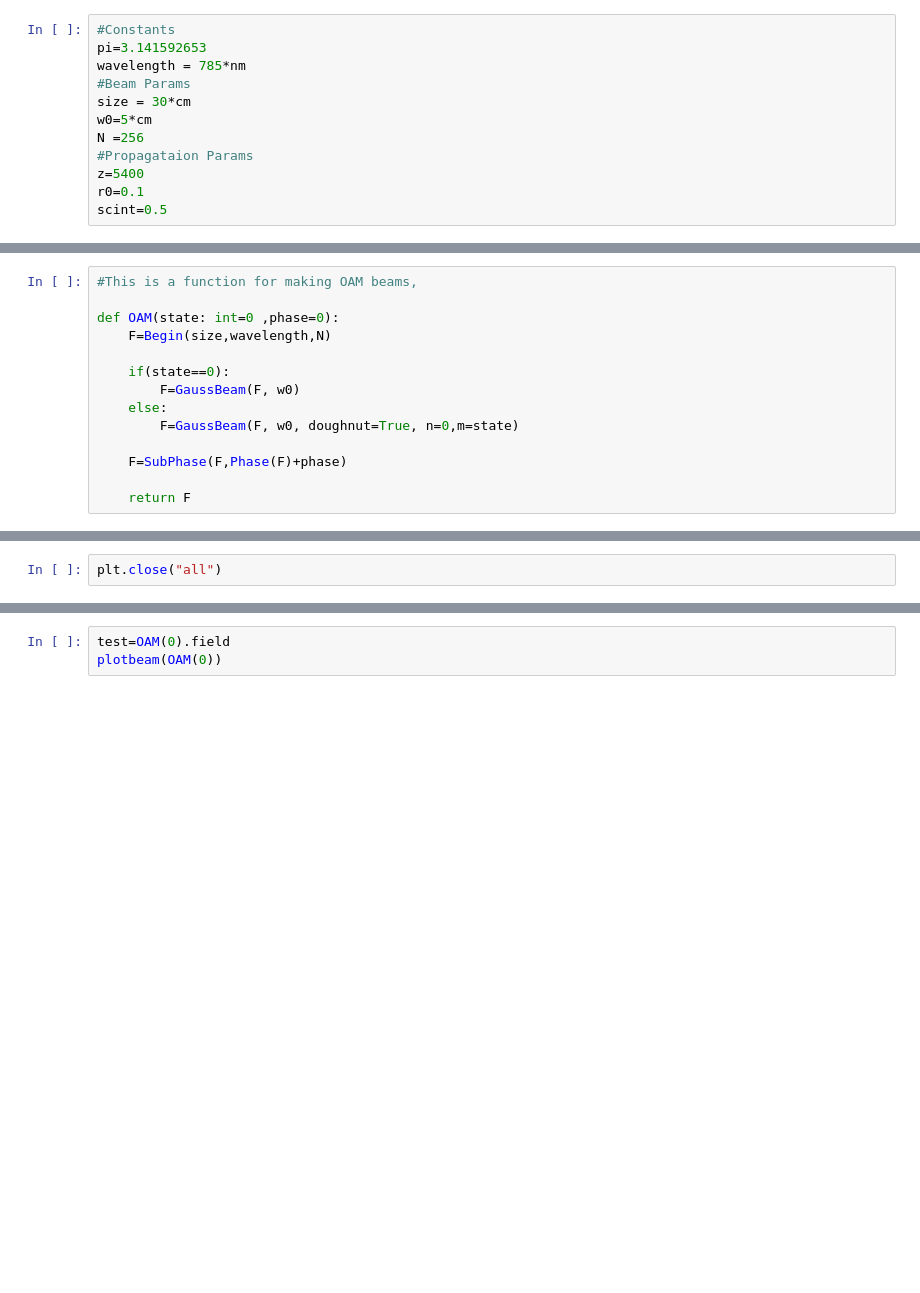
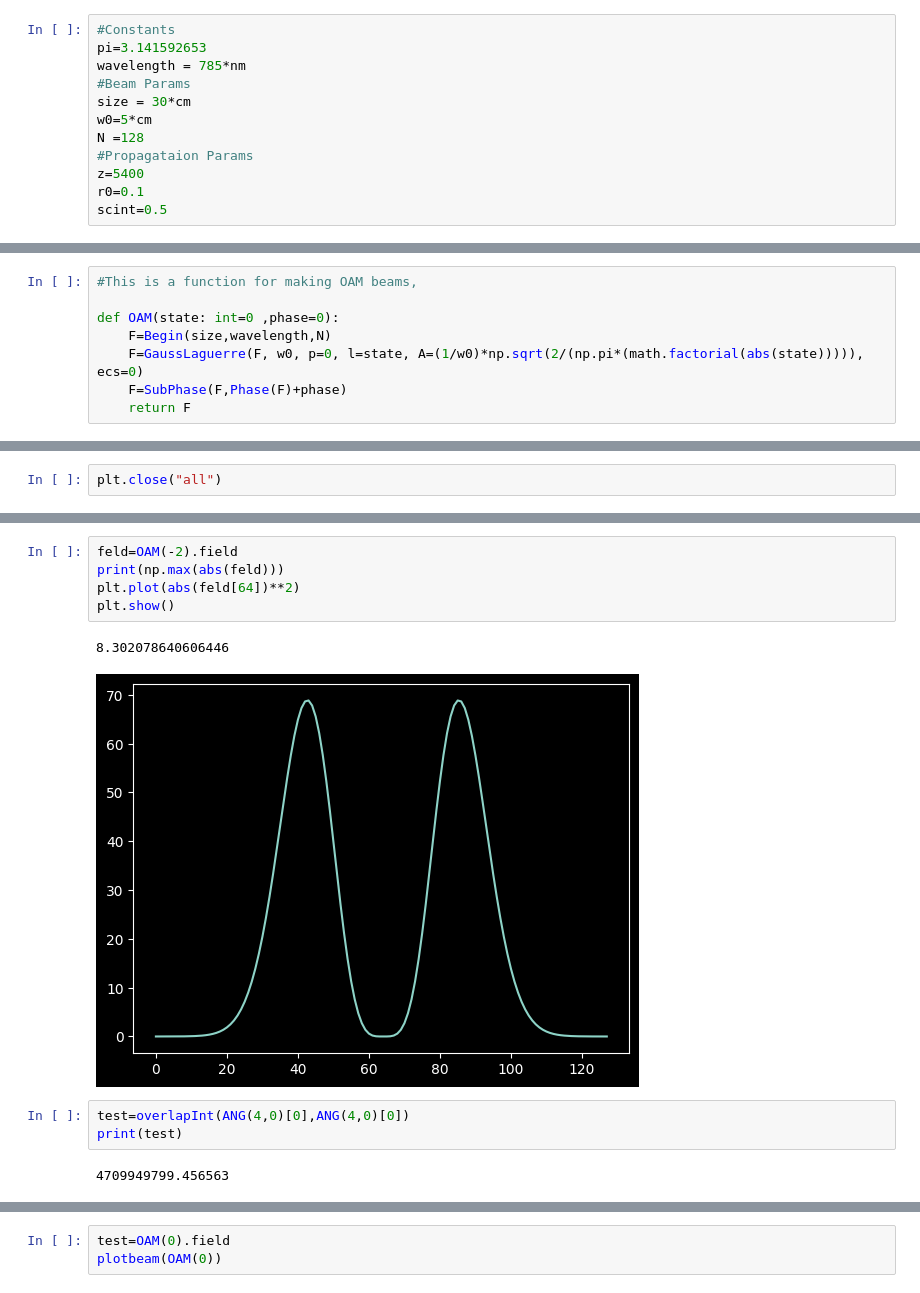
Before and after one commit to LukasScarfe/MultiplaneTurb, a Jupyter notebook: Lukas_Workspace.ipynb, the cells around one changed output, grey strips where cells are left out. Saved outputs shown, nothing was run; the diff lists cells and outputs as text; blank space fills up the shorter version.

Commit message:
Fixed my problems with measuring the beams

```diff
--- a/Lukas_Workspace.ipynb
+++ b/Lukas_Workspace.ipynb
@@ -46,7 +49,7 @@ wavelength = 785*nm
 #Beam Params
 size = 30*cm
 w0=5*cm
-N =256
+N =128
 #Propagataion Params
 z=5400
 r0=0.1
@@ -119,14 +122,8 @@ def savebeam(F,name='unnamed',norm=1):
 
 def OAM(state: int=0 ,phase=0):
     F=Begin(size,wavelength,N)
-
-    if(state==0):
-        F=GaussBeam(F, w0)
-    else:
-        F=GaussBeam(F, w0, doughnut=True, n=0,m=state)
-
+    F=GaussLaguerre(F, w0, p=0, l=state, A=(1/w0)*np.sqrt(2/(np.pi*(math.factorial(abs(state))))), ecs=0)
     F=SubPhase(F,Phase(F)+phase)
-
     return F
 # %%
 #These are some functions for making fancy beams, for now, lets not think about them but lets keep them.
@@ -272 +236,14 @@ plotphase(ArbMUB(5,0,1)[0])
+# %%
+feld=OAM(-2).field
+print(np.max(abs(feld)))
+plt.plot(abs(feld[64])**2)
+plt.show()
+# %% [output]
+8.302078640606446
+[figure, added]
+# %%
+test=overlapInt(ANG(4,0)[0],ANG(4,0)[0])
+print(test)
+# %% [output]
+4709949799.456563
 # %%
```
Also changed, not shown: parts of 13 cells of this notebook.
